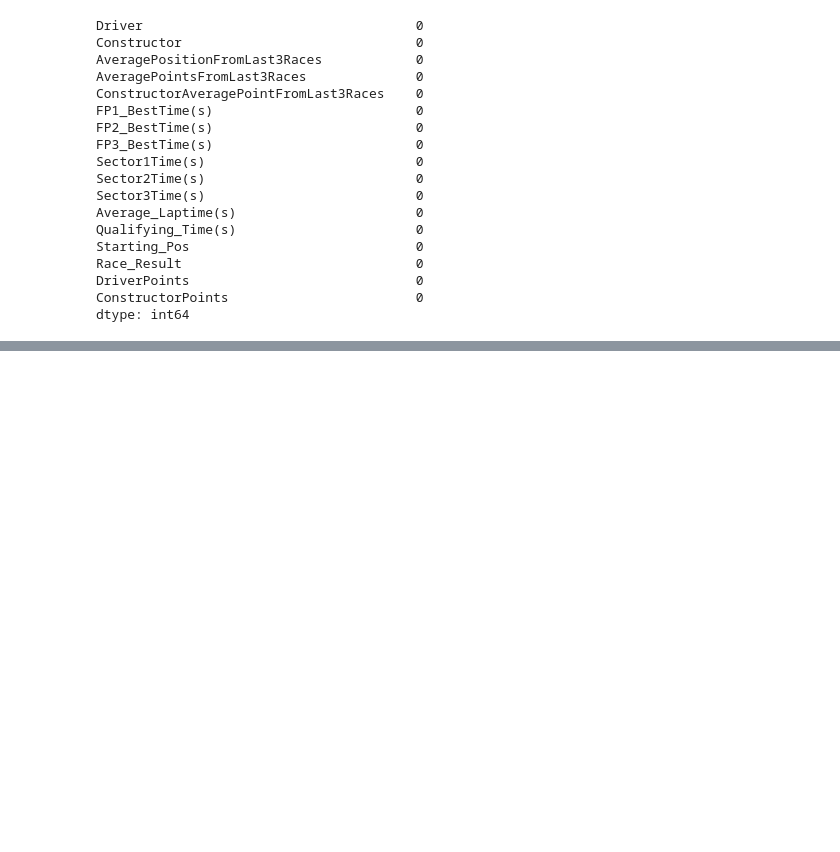
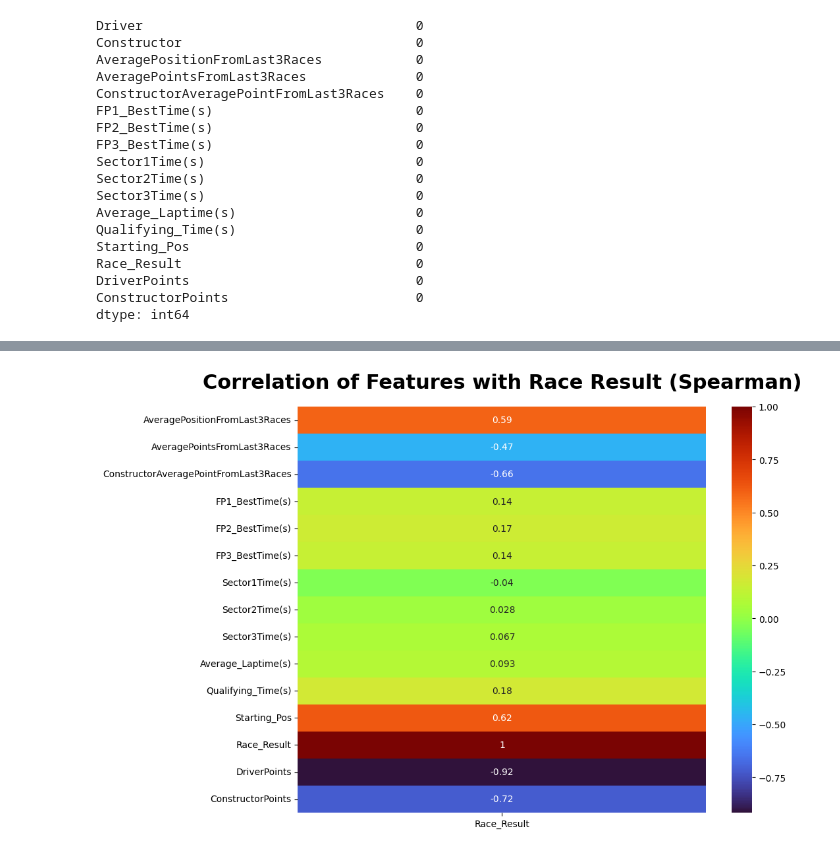
Before and after one commit to SatyamKumar457/F1-2026-Prediction, a Jupyter notebook: Race/06.MonacoGP/EDA.ipynb, the cells around one changed output, grey strips where cells are left out. Saved outputs shown, nothing was run; the diff lists cells and outputs as text; code cells hidden in the pictures; blank space fills up the shorter version.

```diff
--- a/Race/06.MonacoGP/EDA.ipynb
+++ b/Race/06.MonacoGP/EDA.ipynb
@@ -149,0 +159,9 @@ dtype: int64
+# %%
+corr = TRA.iloc[:,2:].corr(method='spearman')[['Race_Result']]
+plt.figure(figsize=(10,8))
+plt.title('Correlation of Features with Race Result (Spearman)', fontsize=22, fontweight='bold',pad=20)
+sns.heatmap(corr, annot=True, cmap='turbo')
+plt.savefig('Plots/Feature_RaceResult_Correlation.png', dpi=300, bbox_inches='tight')
+plt.show()
+# %% [output]
+[figure, added]
```
Also changed, not shown: parts of 1 cell of this notebook, 2 other files.
